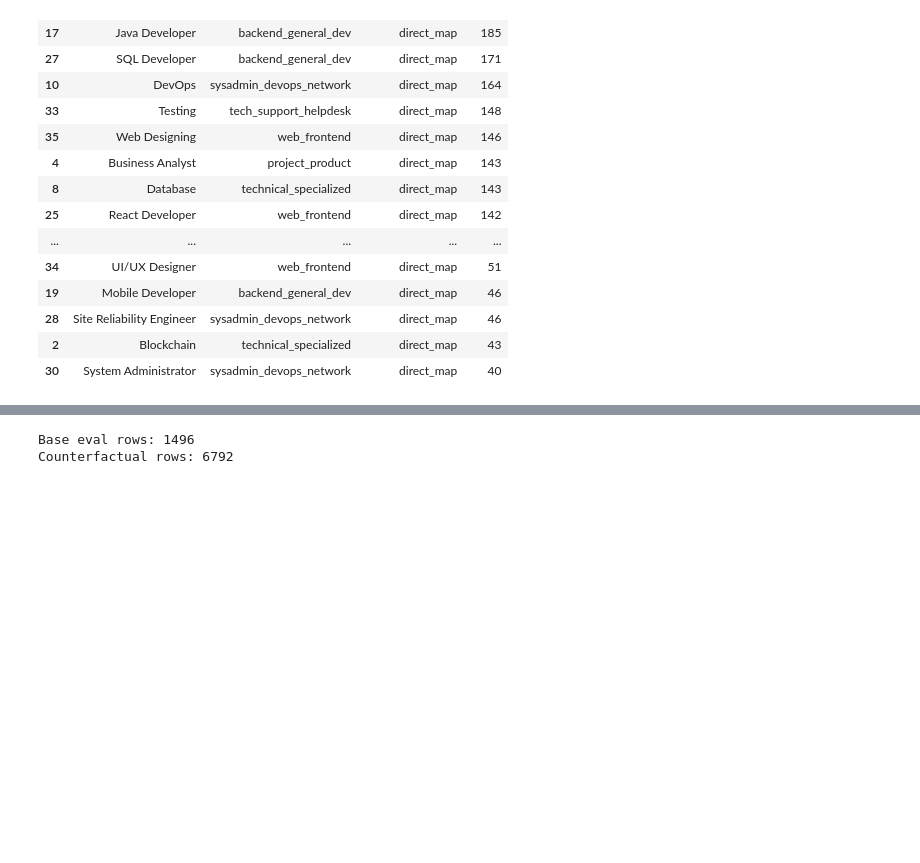
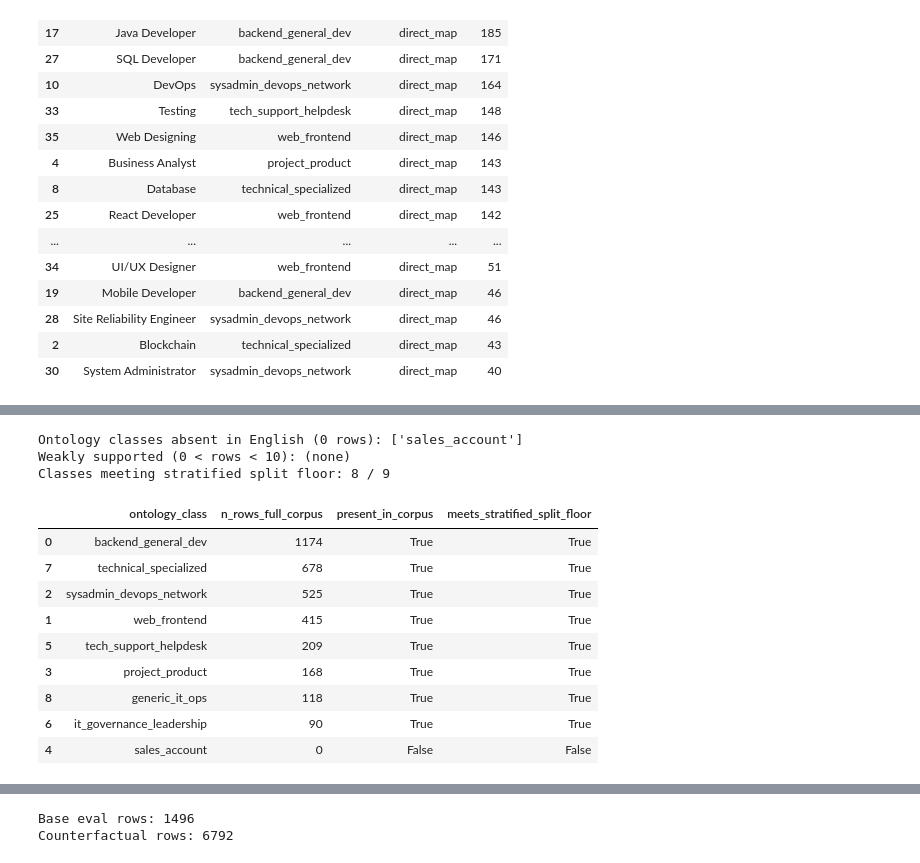
Before and after one commit to natagapova/resume-screening, a Jupyter notebook: notebooks/32_english_dataset_alignment.ipynb, the cells around one changed output, grey strips where cells are left out. Cells and saved outputs as stored; diff of their text form; code cells hidden in the pictures; blank space fills up the shorter version.

```diff
--- a/notebooks/32_english_dataset_alignment.ipynb
+++ b/notebooks/32_english_dataset_alignment.ipynb
@@ -305,0 +335,54 @@ Name: count, dtype: int64
+# %%
+# Coverage over the *full* cleaned/mapped corpus (`df`), independent of split filters
+min_rows_for_stratified_split = 10
+
+coverage_rows = []
+for cls in TARGET_9_CLASSES:
+    n = int((df["supercategory"] == cls).sum())
+    coverage_rows.append({
+        "ontology_class": cls,
+        "n_rows_full_corpus": n,
+        "present_in_corpus": n > 0,
+    })
+
+coverage_df = pd.DataFrame(coverage_rows).sort_values("n_rows_full_corpus", ascending=False)
+model_ready_mask = coverage_df["n_rows_full_corpus"] >= min_rows_for_stratified_split
+coverage_df["meets_stratified_split_floor"] = model_ready_mask.values
+
+weak_classes_df = coverage_df[
+    coverage_df["present_in_corpus"] & ~coverage_df["meets_stratified_split_floor"]
+].copy()
+absent_classes_df = coverage_df[~coverage_df["present_in_corpus"]].copy()
+
+coverage_df.to_csv(RESULTS_DIR / "32_english_benchmark_coverage_vs_ontology.csv", index=False)
+weak_classes_df.to_csv(RESULTS_DIR / "32_english_weakly_supported_classes.csv", index=False)
+absent_classes_df.to_csv(RESULTS_DIR / "32_english_absent_ontology_classes.csv", index=False)
+
+ontology_classes_absent_in_english = absent_classes_df["ontology_class"].tolist()
+ontology_classes_weak_in_english = weak_classes_df["ontology_class"].tolist()
+classes_in_stratified_splits = coverage_df.loc[coverage_df["meets_stratified_split_floor"], "ontology_class"].tolist()
+
+print(
+    "Ontology classes absent in English (0 rows):",
+    ontology_classes_absent_in_english or "(none)",
+)
+print(
+    f"Weakly supported (0 < rows < {min_rows_for_stratified_split}):",
+    ontology_classes_weak_in_english or "(none)",
+)
+print("Classes meeting stratified split floor:", len(classes_in_stratified_splits), "/", len(TARGET_9_CLASSES))
+display(coverage_df)
+# %% [output]
+Ontology classes absent in English (0 rows): ['sales_account']
+Weakly supported (0 < rows < 10): (none)
+Classes meeting stratified split floor: 8 / 9
+|  | ontology_class | n_rows_full_corpus | present_in_corpus | meets_stratified_split_floor |
+| 0 | backend_general_dev | 1174 | True | True |
+| 7 | technical_specialized | 678 | True | True |
+| 2 | sysadmin_devops_network | 525 | True | True |
+| 1 | web_frontend | 415 | True | True |
+| 5 | tech_support_helpdesk | 209 | True | True |
+| 3 | project_product | 168 | True | True |
+| 8 | generic_it_ops | 118 | True | True |
+| 6 | it_governance_leadership | 90 | True | True |
+| 4 | sales_account | 0 | False | False |
```
Also changed, not shown: parts of 13 cells of this notebook, 20 other files.
